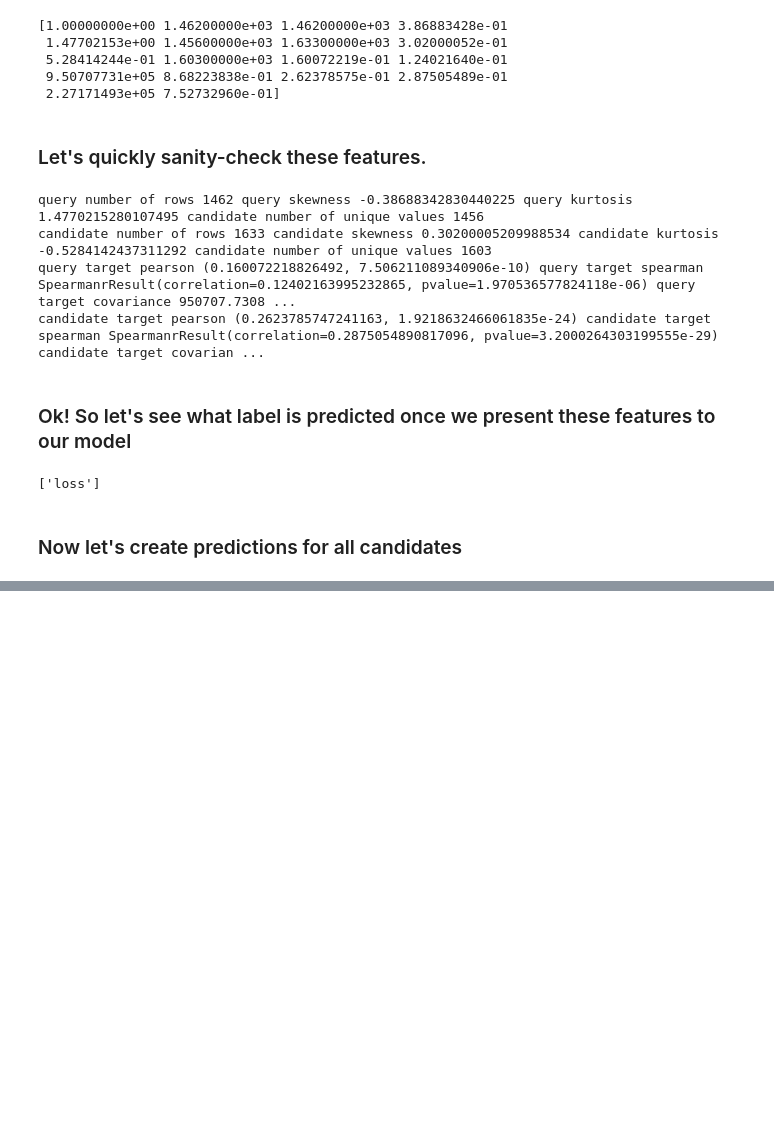
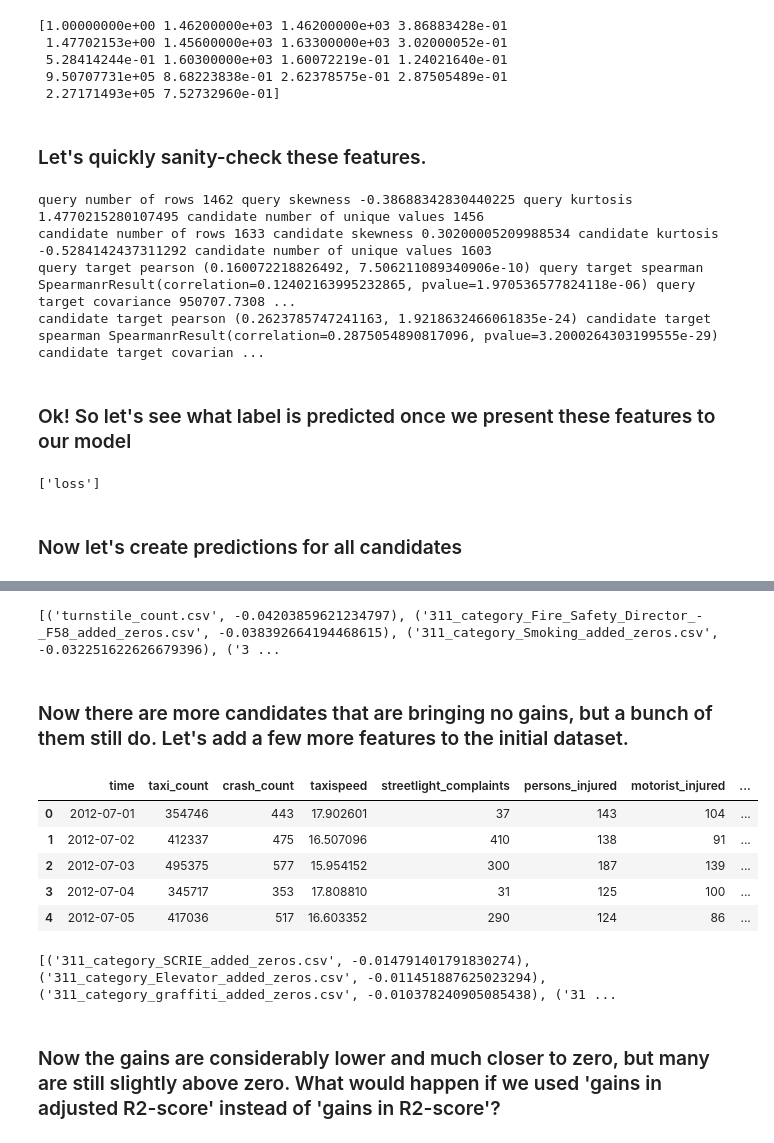
Before and after one commit to VIDA-NYU/prida, a Jupyter notebook: improvement-prediction/helping_feature_selectors/Speeding up Feature Selection.ipynb, the cells around one changed output, grey strips where cells are left out. Saved outputs shown, nothing was run; the diff lists cells and outputs as text; code cells hidden in the pictures; blank space fills up the shorter version.

Commit message:
Trying to create a good example: high containment + many bad candidates

```diff
--- a/improvement-prediction/helping_feature_selectors/Speeding up Feature Selection.ipynb
+++ b/improvement-prediction/helping_feature_selectors/Speeding up Feature Selection.ipynb
@@ -286,0 +384,9 @@ candidate_label
+# %%
+taxispeed = pd.read_csv('nyc_indicators/taxispeed_speed_avg.csv', sep=SEPARATOR)
+taxispeed = taxispeed.rename(columns={'mean': 'taxispeed'})
+streetlight_complaints = pd.read_csv('nyc_indicators/311_category_Street_light_condition_added_zeros.csv', sep=SEPARATOR)
+streetlight_complaints = streetlight_complaints.rename(columns={'count':'streetlight_complaints'})
+taxi_crash_taxispeed = pd.merge(taxi_crash, taxispeed, on='time', how='inner')
+taxi_crash_taxispeed_streetlight = pd.merge(taxi_crash_taxispeed, streetlight_complaints, on='time', how='inner')
+
+taxi_crash_taxispeed_streetlight.head()
@@ -286,0 +400,71 @@ candidate_label
+# %%
+new_candidate_names = list(set(candidate_names) - set(['nyc_indicators/taxispeed_speed_avg.csv',
+                                         'nyc_indicators/311_category_Street_light_condition_added_zeros.csv']))
+# %%
+names_improvements = []
+for name in new_candidate_names:
+        candidate_dataset = pd.read_csv(os.path.join('nyc_indicators/', name),
+                                        sep=SEPARATOR)
+        numerical_column = [i for i in candidate_dataset.columns if i != 'time'][0]
+        candidate_dataset = candidate_dataset.rename(columns={numerical_column: name.split('.')[0]})
+        initial, final, improvement = compute_model_performance_improvement(taxi_crash_taxispeed_streetlight.set_index('time'),
+                                                                            candidate_dataset.set_index('time'),
+                                                                            'crash_count',
+                                                                            'time')
+        gains_in_r2_score.append(improvement)
+        names_improvements.append((name, improvement))
+        if improvement > 0:
+            true_labels.append('gain')
+        else:
+            true_labels.append('loss')
+print(sorted(names_improvements, key=lambda x: x[1]))
+# %% [output]
+[('turnstile_count.csv', -0.04203859621234797), ('311_category_Fire_Safety_Director_-_F58_added_zeros.csv', -0.038392664194468615), ('311_category_Smoking_added_zeros.csv', -0.032251622626679396), ('3 ...
+# %% [markdown]
+### Now there are more candidates that are bringing no gains, but a bunch of them still do. Let's add a few more features to the initial dataset.
+# %%
+persons_injured = pd.read_csv('nyc_indicators/persons_injured_sum.csv', sep=SEPARATOR)
+persons_injured = persons_injured.rename(columns={'sum': 'persons_injured'})
+motorist_injured = pd.read_csv('nyc_indicators/motorist_injured_sum.csv', sep=SEPARATOR)
+motorist_injured = motorist_injured.rename(columns={'sum':'motorist_injured'})
+pedestrians_injured = pd.read_csv('nyc_indicators/pedestrians_injured_sum.csv', sep=SEPARATOR)
+pedestrians_injured = pedestrians_injured.rename(columns={'sum': 'pedestrians_injured'})
+
+crash_many_predictors = pd.merge(taxi_crash_taxispeed_streetlight, persons_injured, on='time', how='inner')
+crash_many_predictors = pd.merge(crash_many_predictors, motorist_injured, on='time', how='inner')
+crash_many_predictors = pd.merge(crash_many_predictors, pedestrians_injured, on='time', how='inner')
+# %%
+crash_many_predictors.head()
+# %% [output]
+|  | time | taxi_count | crash_count | taxispeed | streetlight_complaints | persons_injured | motorist_injured | ... |
+| 0 | 2012-07-01 | 354746 | 443 | 17.902601 | 37 | 143 | 104 | ... |
+| 1 | 2012-07-02 | 412337 | 475 | 16.507096 | 410 | 138 | 91 | ... |
+| 2 | 2012-07-03 | 495375 | 577 | 15.954152 | 300 | 187 | 139 | ... |
+| 3 | 2012-07-04 | 345717 | 353 | 17.808810 | 31 | 125 | 100 | ... |
+| 4 | 2012-07-05 | 417036 | 517 | 16.603352 | 290 | 124 | 86 | ... |
+# %%
+new_candidate_names = list(set(new_candidate_names) - set(['nyc_indicators/motorist_injured_sum.csv',
+                                                           'nyc_indicators/persons_injured_sum.csv',
+                                                           'nyc_indicators/pedestrians_injured_sum.csv']))
+
+names_improvements = []
+for name in new_candidate_names:
+        candidate_dataset = pd.read_csv(os.path.join('nyc_indicators/', name),
+                                        sep=SEPARATOR)
+        numerical_column = [i for i in candidate_dataset.columns if i != 'time'][0]
+        candidate_dataset = candidate_dataset.rename(columns={numerical_column: name.split('.')[0]})
+        initial, final, improvement = compute_model_performance_improvement(crash_many_predictors.set_index('time'),
+                                                                            candidate_dataset.set_index('time'),
+                                                                            'crash_count',
+                                                                            'time')
+        gains_in_r2_score.append(improvement)
+        names_improvements.append((name, improvement))
+        if improvement > 0:
+            true_labels.append('gain')
+        else:
+            true_labels.append('loss')
+print(sorted(names_improvements, key=lambda x: x[1]))
+# %% [output]
+[('311_category_SCRIE_added_zeros.csv', -0.014791401791830274), ('311_category_Elevator_added_zeros.csv', -0.011451887625023294), ('311_category_graffiti_added_zeros.csv', -0.010378240905085438), ('31 ...
+# %% [markdown]
+### Now the gains are considerably lower and much closer to zero, but many are still slightly above zero. What would happen if we used 'gains in adjusted R2-score' instead of 'gains in R2-score'?
```
Also changed, not shown: parts of 16 cells of this notebook.
